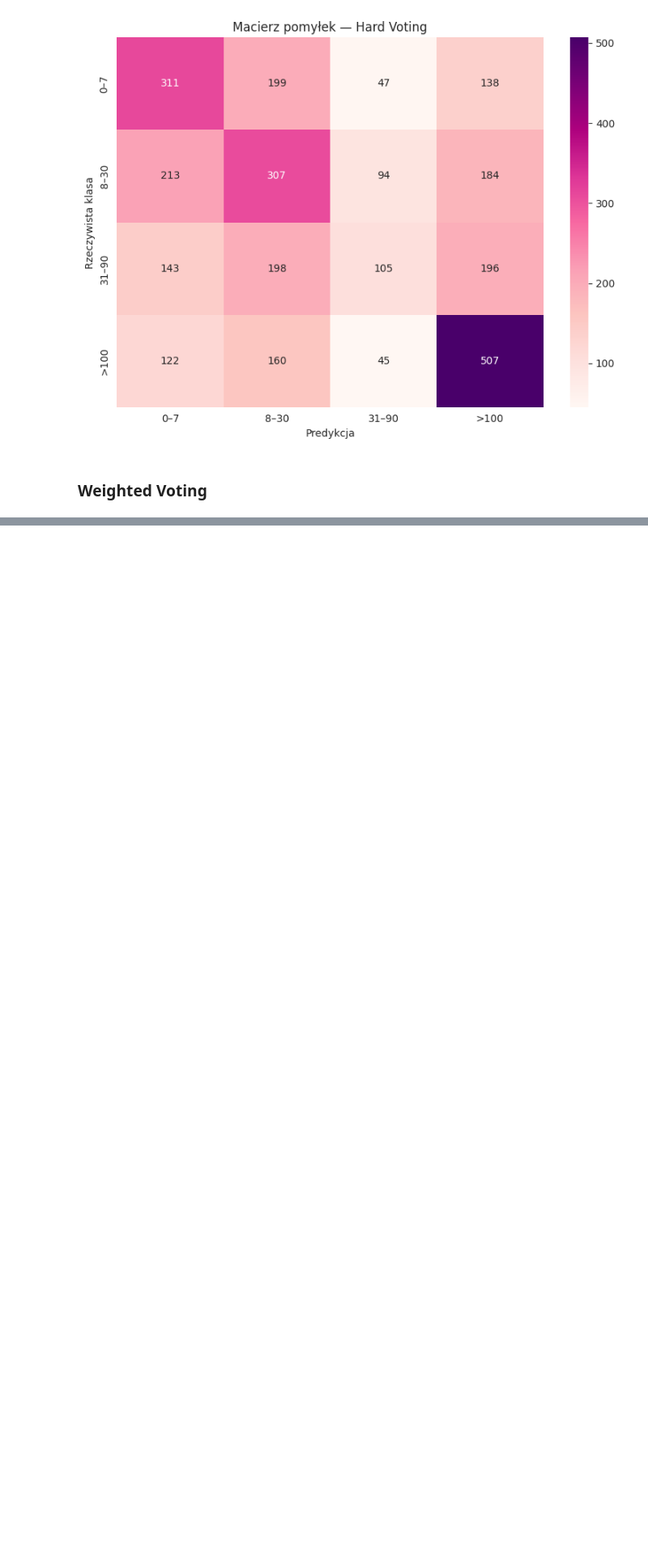
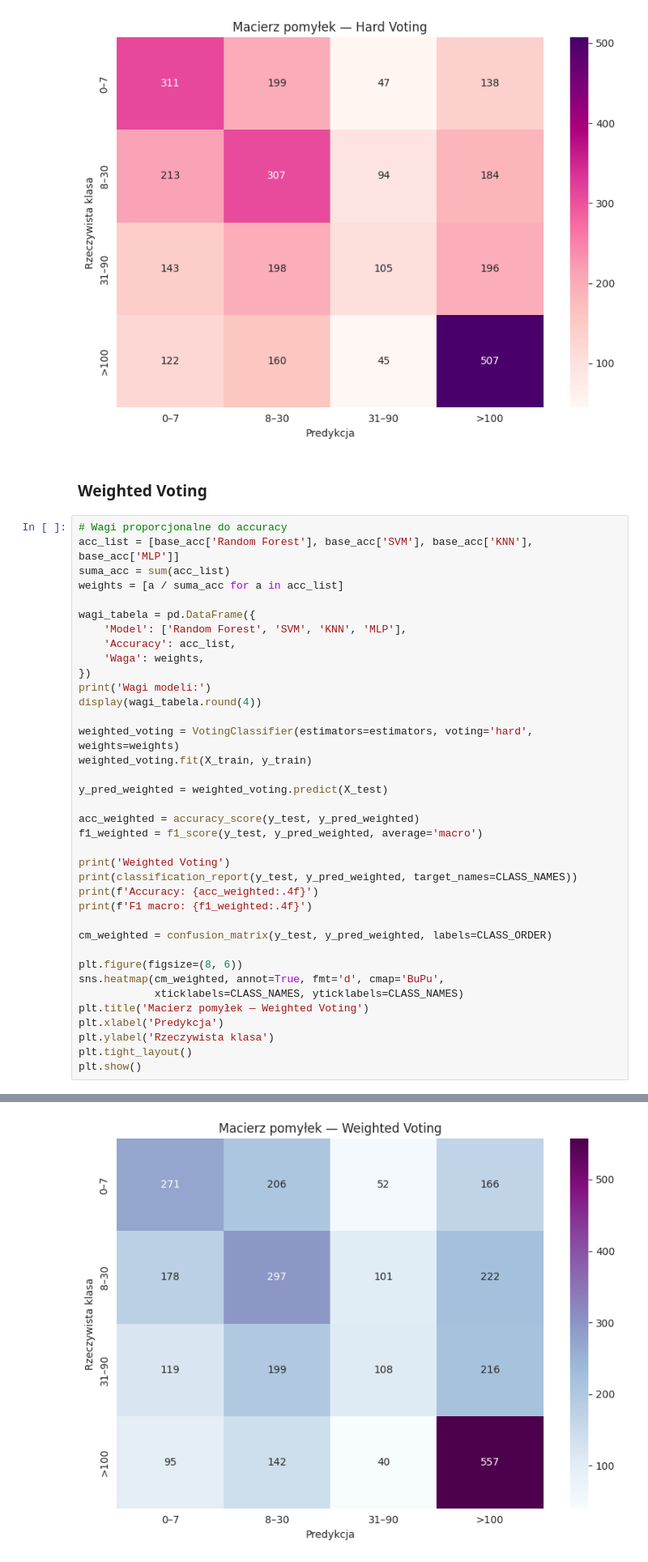
Before and after one commit to Carrie088/pet_adoption_ml, a Jupyter notebook: notebooks/07_expert_system.ipynb, the cells around one changed output, grey strips where cells are left out. Shown at 81% size. Cells and saved outputs as stored; diff of their text form; blank space fills up the shorter version.

Commit message:
Add Weighted Voting system

```diff
--- a/notebooks/07_expert_system.ipynb
+++ b/notebooks/07_expert_system.ipynb
@@ -147,3 +147,41 @@ F1 macro: 0.3898
 [figure]
 # %% [markdown]
 ### Weighted Voting
+# %%
+# Wagi proporcjonalne do accuracy
+acc_list = [base_acc['Random Forest'], base_acc['SVM'], base_acc['KNN'], base_acc['MLP']]
+suma_acc = sum(acc_list)
+weights = [a / suma_acc for a in acc_list]
+
+wagi_tabela = pd.DataFrame({
+    'Model': ['Random Forest', 'SVM', 'KNN', 'MLP'],
+    'Accuracy': acc_list,
+    'Waga': weights,
+})
+print('Wagi modeli:')
+display(wagi_tabela.round(4))
+
+weighted_voting = VotingClassifier(estimators=estimators, voting='hard', weights=weights)
+weighted_voting.fit(X_train, y_train)
+
+y_pred_weighted = weighted_voting.predict(X_test)
+
+acc_weighted = accuracy_score(y_test, y_pred_weighted)
+f1_weighted = f1_score(y_test, y_pred_weighted, average='macro')
+
+print('Weighted Voting')
+print(classification_report(y_test, y_pred_weighted, target_names=CLASS_NAMES))
+print(f'Accuracy: {acc_weighted:.4f}')
+print(f'F1 macro: {f1_weighted:.4f}')
+
+cm_weighted = confusion_matrix(y_test, y_pred_weighted, labels=CLASS_ORDER)
+
+plt.figure(figsize=(8, 6))
+sns.heatmap(cm_weighted, annot=True, fmt='d', cmap='BuPu',
+            xticklabels=CLASS_NAMES, yticklabels=CLASS_NAMES)
+plt.title('Macierz pomyłek — Weighted Voting')
+plt.xlabel('Predykcja')
+plt.ylabel('Rzeczywista klasa')
+plt.tight_layout()
+plt.show()
+# %% [output]
@@ -149,0 +208 @@ F1 macro: 0.3898
+[figure, added]
```
Also changed, not shown: parts of 1 cell of this notebook.
